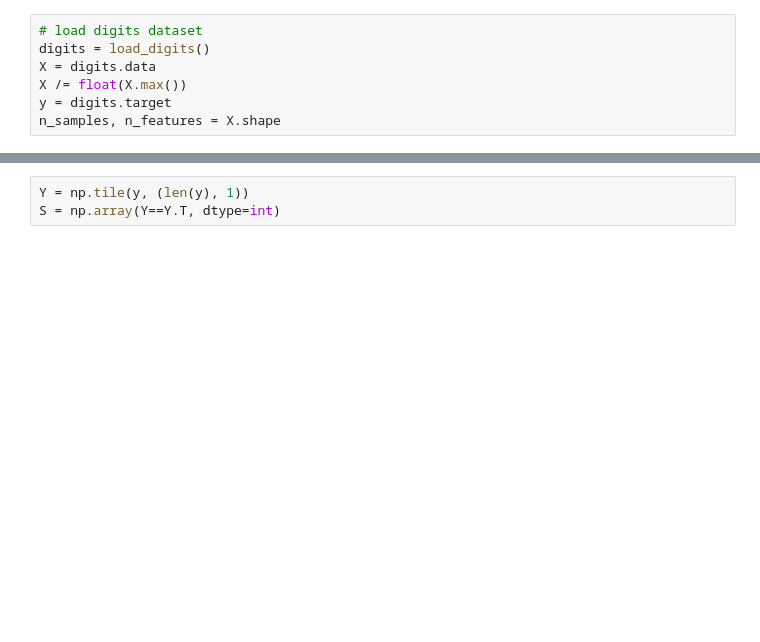
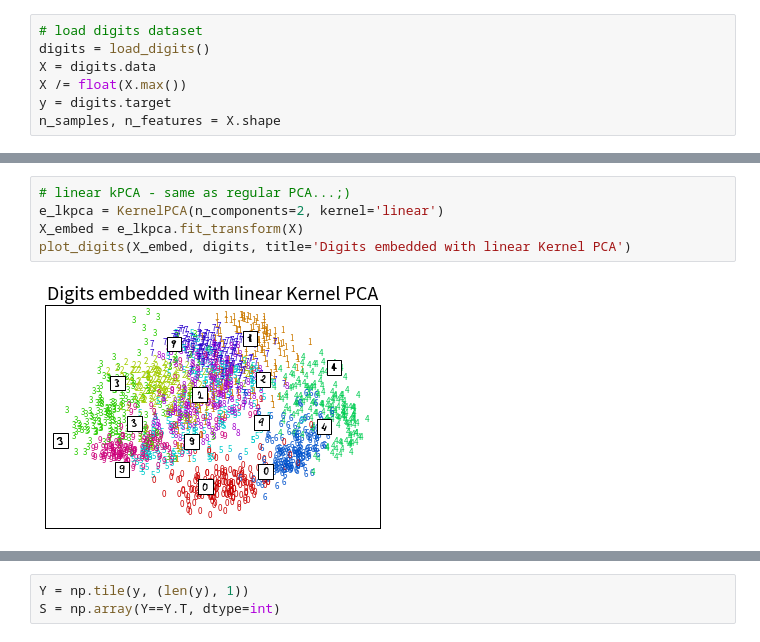
Before and after one commit to cod3licious/simec-theano, a Jupyter notebook: examples_simec.ipynb, the cells around one changed output, grey strips where cells are left out. Saved outputs shown, nothing was run; the diff lists cells and outputs as text; blank space fills up the shorter version.

```diff
--- a/examples_simec.ipynb
+++ b/examples_simec.ipynb
@@ -78,3 +81,10 @@ plot_digits(X_embed, digits, title='Digits embedded with PCA')
+# %%
+# linear kPCA - same as regular PCA...;)
+e_lkpca = KernelPCA(n_components=2, kernel='linear')
+X_embed = e_lkpca.fit_transform(X)
+plot_digits(X_embed, digits, title='Digits embedded with linear Kernel PCA')
+# %% [output]
+[figure, added]
 # %%
 # linear similarity encoder (center the kernel matrix first!)
 K_lin = np.dot(X, X.T)
```
Also changed, not shown: parts of 62 cells of this notebook, 4 other files.
